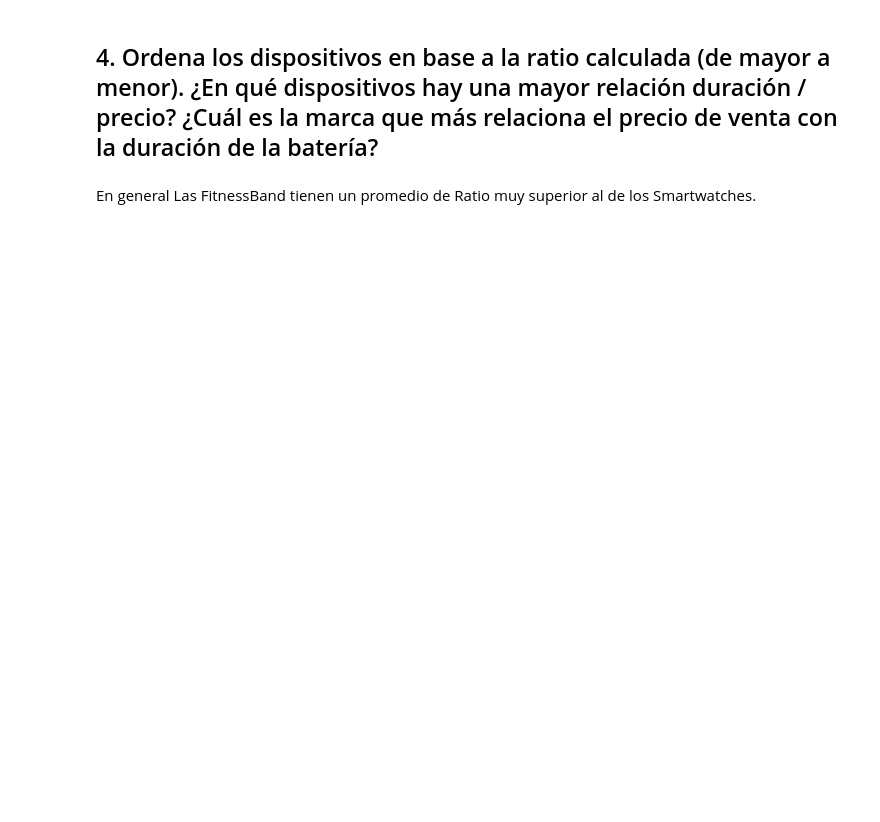
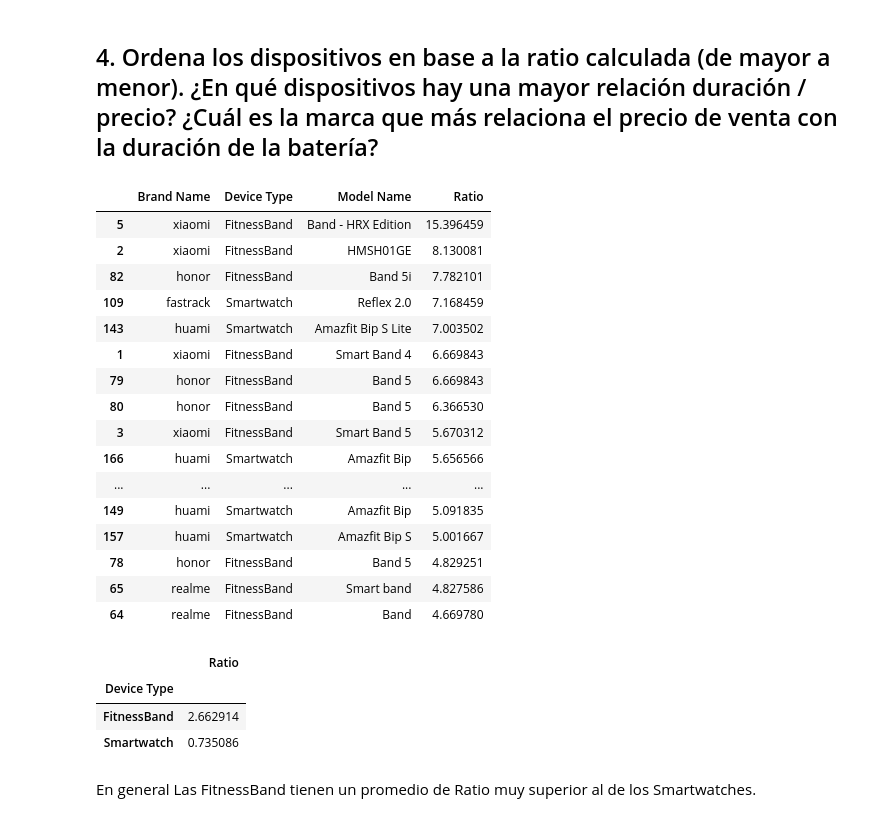
Before and after one commit to afercaceres/Fitness_Trackers, a Jupyter notebook: practica_python.ipynb, the cells around one changed output. Cells and saved outputs as stored; diff of their text form; code cells hidden in the pictures; blank space fills up the shorter version.

```diff
--- a/practica_python.ipynb
+++ b/practica_python.ipynb
@@ -568,7 +569,8 @@ En general hay más observaciones de Smartwatches que de Fitnessbands, y de disp
 # %% [markdown]
 ## 3. Selecciona los dispositivos en los que la ratio de la duración de la batería con respecto al precio sea superior a la media de ratio de duración, que también debe calcularse. Comenta los resultados obtenidos.
 # %%
-ratio_duracion_precio = list(datos["Average Battery Life (in days)"]*1000/datos["Original Price"])
+ratio_duracion_precio = list(datos["Average Battery Life (in days)"]*1000/datos["Selling Price"])
 
-datos.insert(10,"Ratio", ratio_duracion_precio,allow_duplicates=True)
-datos.head()
+datos_ratio = datos
+datos_ratio.insert(10,"Ratio", ratio_duracion_precio, allow_duplicates=True)
+datos_ratio.head()
@@ -582,10 +609,33 @@ En proporción, un mayor porcentaje de FitnessBand tienen rendimiento de baterí
 # %% [markdown]
 ## 4. Ordena los dispositivos en base a la ratio calculada (de mayor a menor). ¿En qué dispositivos hay una mayor relación duración / precio? ¿Cuál es la marca que más relaciona el precio de venta con la duración de la batería?
 # %%
-datosOrdenPorRatio = datos[["Brand Name", "Device Type", "Model Name", "Ratio"]].sort_values(by=['Ratio'], ascending = False)
+datosOrdenPorRatio = datos_ratio[["Brand Name", "Device Type", "Model Name", "Ratio"]].sort_values(by=['Ratio'], ascending = False)
 datosOrdenPorRatio.head(20)
+# %% [output]
+|  | Brand Name | Device Type | Model Name | Ratio |
+| 5 | xiaomi | FitnessBand | Band - HRX Edition | 15.396459 |
+| 2 | xiaomi | FitnessBand | HMSH01GE | 8.130081 |
+| 82 | honor | FitnessBand | Band 5i | 7.782101 |
+| 109 | fastrack | Smartwatch | Reflex 2.0 | 7.168459 |
+| 143 | huami | Smartwatch | Amazfit Bip S Lite | 7.003502 |
+| 1 | xiaomi | FitnessBand | Smart Band 4 | 6.669843 |
+| 79 | honor | FitnessBand | Band 5 | 6.669843 |
+| 80 | honor | FitnessBand | Band 5 | 6.366530 |
+| 3 | xiaomi | FitnessBand | Smart Band 5 | 5.670312 |
+| 166 | huami | Smartwatch | Amazfit Bip | 5.656566 |
+| ... | ... | ... | ... | ... |
+| 149 | huami | Smartwatch | Amazfit Bip | 5.091835 |
+| 157 | huami | Smartwatch | Amazfit Bip S | 5.001667 |
+| 78 | honor | FitnessBand | Band 5 | 4.829251 |
+| 65 | realme | FitnessBand | Smart band | 4.827586 |
+| 64 | realme | FitnessBand | Band | 4.669780 |
 # %%
 datosOrdenPorRatio.groupby("Device Type").mean()
+# %% [output]
+|  | Ratio |
+| Device Type |  |
+| FitnessBand | 2.662914 |
+| Smartwatch | 0.735086 |
 # %% [markdown]
 En general Las FitnessBand tienen un promedio de Ratio muy superior al de los Smartwatches.
 # %%
```
Also changed, not shown: parts of 13 cells of this notebook.
